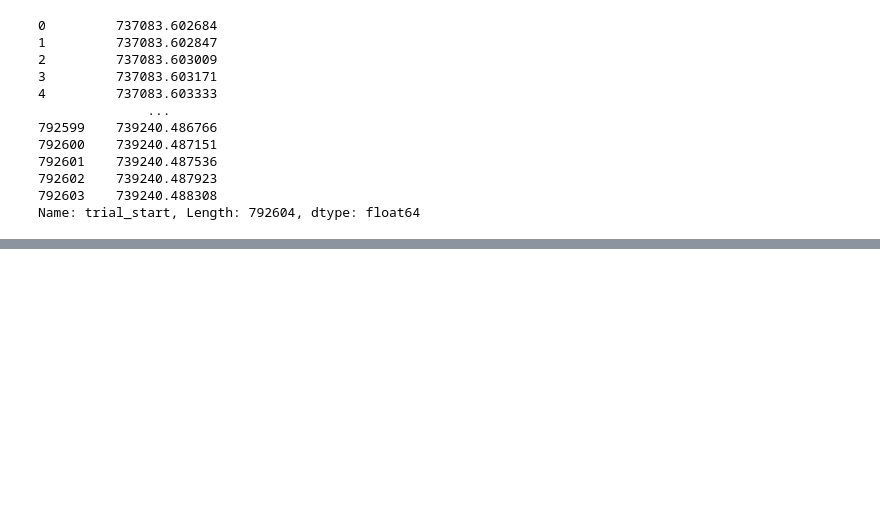
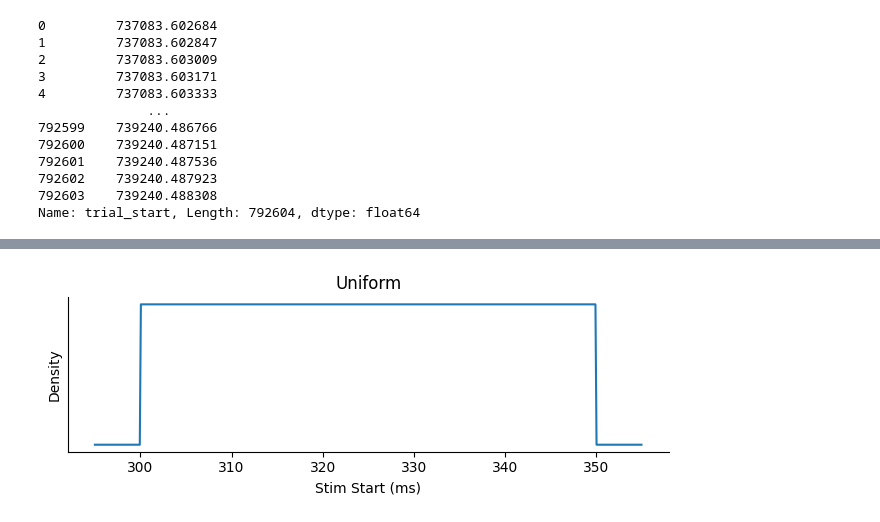
Before and after one commit to rakaar/ddm_data, a Jupyter notebook: meeting.ipynb, the cells around one changed output, grey strips where cells are left out. Drawn from its saved outputs; the diff is of its cells as text; code cells hidden in the pictures; blank space fills up the shorter version.

```diff
--- a/meeting.ipynb
+++ b/meeting.ipynb
@@ -116,0 +170,26 @@ Name: trial_start, Length: 792604, dtype: float64
+# %%
+import numpy as np
+import matplotlib.pyplot as plt
+
+# Uniform distribution parameters
+low, high = 300, 350
+x = np.linspace(295, 355, 500)
+pdf = np.where((x >= low) & (x <= high), 1/(high-low), 0)
+
+plt.figure(figsize=(7, 2.5))
+plt.plot(x, pdf, label='Uniform PDF [300, 350]')
+plt.xlabel('Stim Start (ms)')
+plt.ylabel('Density')
+plt.title('Uniform')
+# plt.legend()
+plt.tight_layout()
+
+# Keep x ticks, remove y ticks, remove top/right spines
+plt.gca().yaxis.set_ticks([])
+plt.gca().spines['top'].set_visible(False)
+plt.gca().spines['right'].set_visible(False)
+
+
+plt.show()
+# %% [output]
+[figure, added]
```
Also changed, not shown: parts of 2 cells of this notebook, 3 other files.
